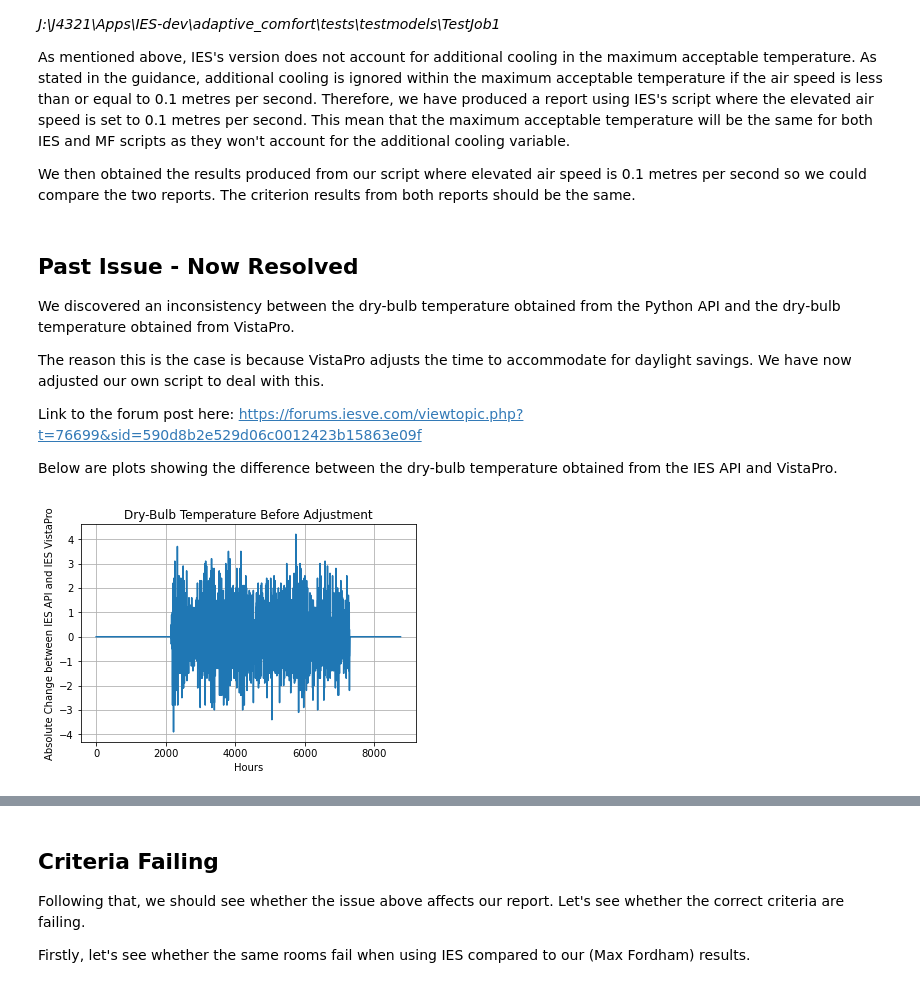
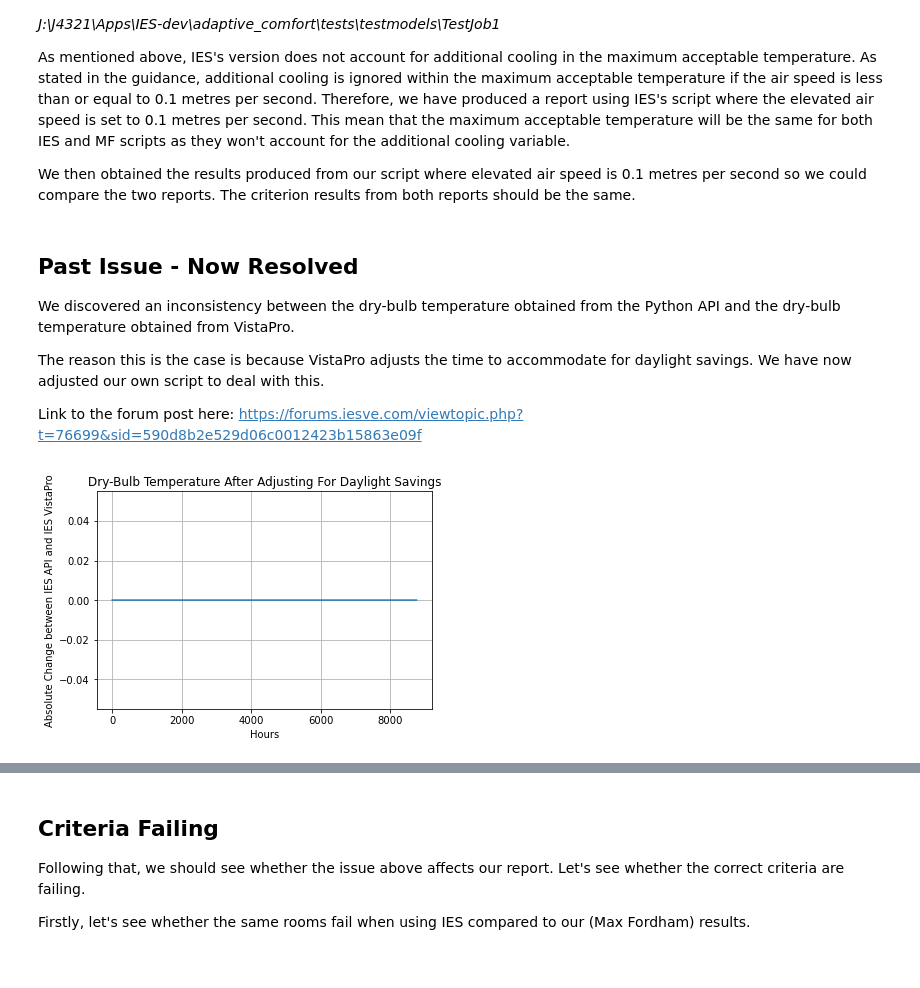
Before and after one commit to maxfordham/adaptive-comfort, a Jupyter notebook: docs/tests.ipynb, the cells around one changed output, grey strips where cells are left out. Saved outputs shown, nothing was run; the diff lists cells and outputs as text; code cells hidden in the pictures.

Commit message:
Removed old dry-bulb section from tests in docs. Updated some boilerplate files

```diff
--- a/docs/tests.ipynb
+++ b/docs/tests.ipynb
@@ -24,8 +24,6 @@ We discovered an inconsistency between the dry-bulb temperature obtained from th
 The reason this is the case is because VistaPro adjusts the time to accommodate for daylight savings. We have now adjusted our own script to deal with this.
 
 Link to the forum post here: https://forums.iesve.com/viewtopic.php?t=76699&sid=590d8b2e529d06c0012423b15863e09f
-
-Below are plots showing the difference between the dry-bulb temperature obtained from the IES API and VistaPro.
 # %%
 import pathlib
 import numpy as np
@@ -40,12 +37,12 @@ arr_from_api_bst = np.load(cwd / "testoutputs" / "arr_dry_bulb_temp_bst.npy")
 df = pd.read_csv(cwd / "testoutputs" / "dry_bulb_temperature_from_vista.txt", delimiter="\t", encoding='latin1', header=2)
 arr_from_vista = np.array(df.iloc[:, 2])
 # %%
-abs_change = arr_from_api_utc[:-1].astype(float).round(1) - arr_from_vista[1:].round(1)
+abs_change = arr_from_api_bst[:-1].astype(float).round(1) - arr_from_vista[1:].round(1)
 plt.plot(range(len(abs_change)), abs_change)
 plt.xlabel('Hours')
 plt.ylabel('Absolute Change between IES API and IES VistaPro')
-plt.title('Dry-Bulb Temperature Before Adjustment')
+plt.title('Dry-Bulb Temperature After Adjusting For Daylight Savings')
 plt.grid(True)
 plt.show()
 # %% [output]
-[figure, old version]
+[figure, new version]
```
Also changed, not shown: parts of 4 cells of this notebook, 4 other files.
